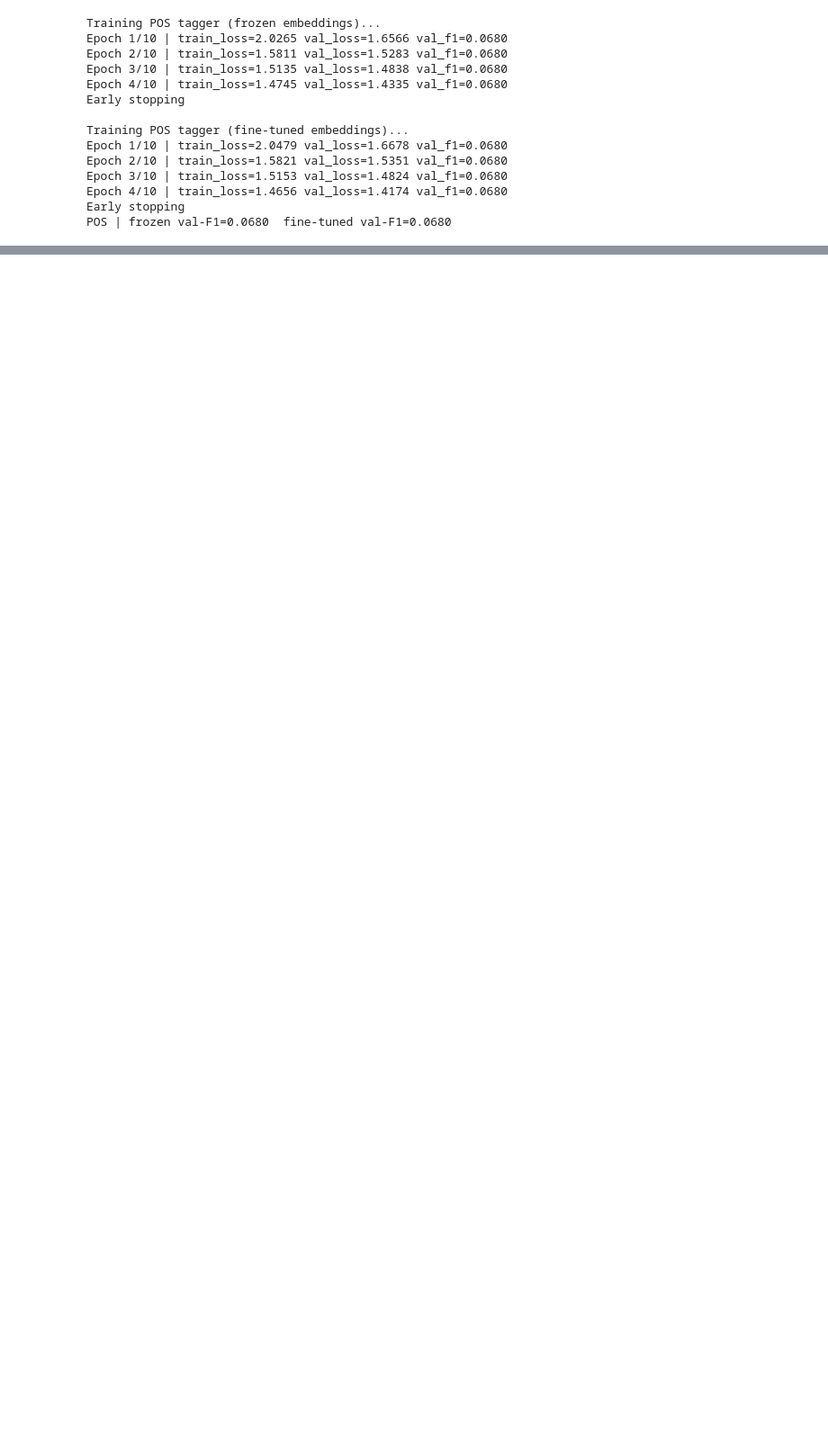
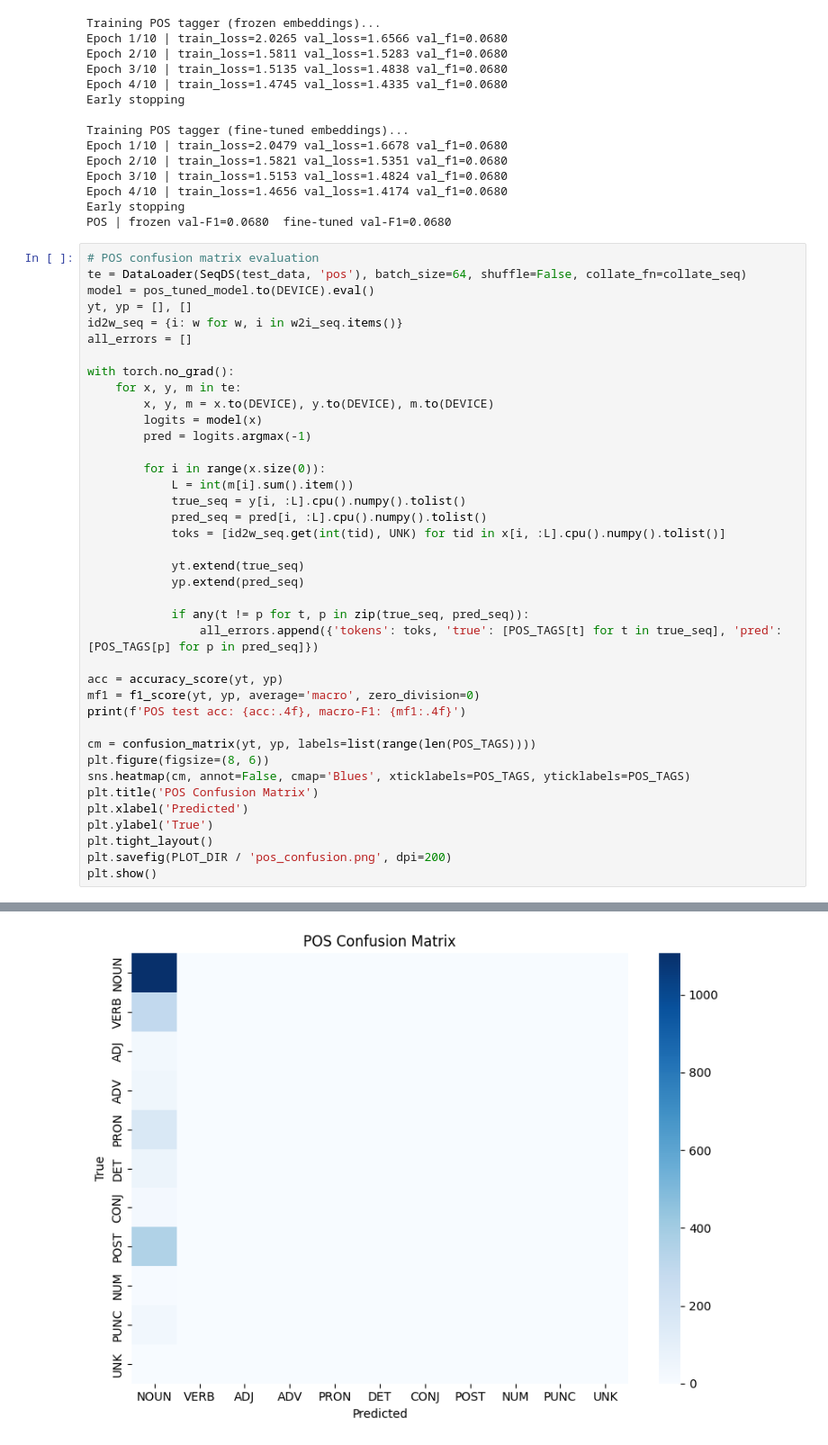
Before and after one commit to abdullahgujjar521/i23-2641-NLP-Assignment2, a Jupyter notebook: I23-2641_Assignment2_DS-C.ipynb, the cells around one changed output, grey strips where cells are left out. Shown at 90% size. Cells and saved outputs as stored; diff of their text form; blank space fills up the shorter version.

```diff
--- a/I23-2641_Assignment2_DS-C.ipynb
+++ b/I23-2641_Assignment2_DS-C.ipynb
@@ -912,3 +912,43 @@ Epoch 3/10 | train_loss=1.5153 val_loss=1.4824 val_f1=0.0680
 Epoch 4/10 | train_loss=1.4656 val_loss=1.4174 val_f1=0.0680
 Early stopping
 POS | frozen val-F1=0.0680  fine-tuned val-F1=0.0680
+# %%
+# POS confusion matrix evaluation
+te = DataLoader(SeqDS(test_data, 'pos'), batch_size=64, shuffle=False, collate_fn=collate_seq)
+model = pos_tuned_model.to(DEVICE).eval()
+yt, yp = [], []
+id2w_seq = {i: w for w, i in w2i_seq.items()}
+all_errors = []
+
+with torch.no_grad():
+    for x, y, m in te:
+        x, y, m = x.to(DEVICE), y.to(DEVICE), m.to(DEVICE)
+        logits = model(x)
+        pred = logits.argmax(-1)
+
+        for i in range(x.size(0)):
+            L = int(m[i].sum().item())
+            true_seq = y[i, :L].cpu().numpy().tolist()
+            pred_seq = pred[i, :L].cpu().numpy().tolist()
+            toks = [id2w_seq.get(int(tid), UNK) for tid in x[i, :L].cpu().numpy().tolist()]
+
+            yt.extend(true_seq)
+            yp.extend(pred_seq)
+
+            if any(t != p for t, p in zip(true_seq, pred_seq)):
+                all_errors.append({'tokens': toks, 'true': [POS_TAGS[t] for t in true_seq], 'pred': [POS_TAGS[p] for p in pred_seq]})
+
+acc = accuracy_score(yt, yp)
+mf1 = f1_score(yt, yp, average='macro', zero_division=0)
+print(f'POS test acc: {acc:.4f}, macro-F1: {mf1:.4f}')
+
+cm = confusion_matrix(yt, yp, labels=list(range(len(POS_TAGS))))
+plt.figure(figsize=(8, 6))
+sns.heatmap(cm, annot=False, cmap='Blues', xticklabels=POS_TAGS, yticklabels=POS_TAGS)
+plt.title('POS Confusion Matrix')
+plt.xlabel('Predicted')
+plt.ylabel('True')
+plt.tight_layout()
+plt.savefig(PLOT_DIR / 'pos_confusion.png', dpi=200)
+plt.show()
+# %% [output]
@@ -914,0 +956 @@ POS | frozen val-F1=0.0680  fine-tuned val-F1=0.0680
+[figure, added]
```
Also changed, not shown: parts of 3 cells of this notebook, 3 other files.
